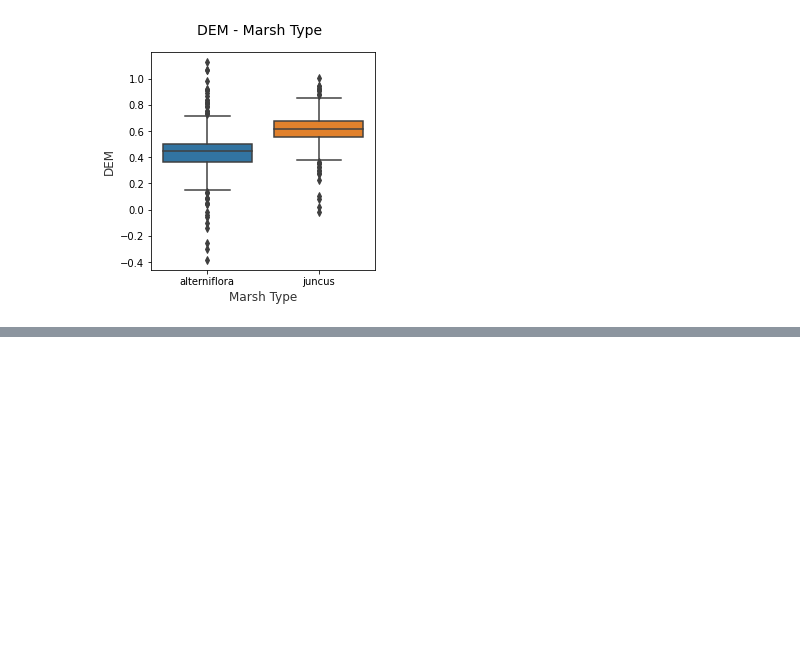
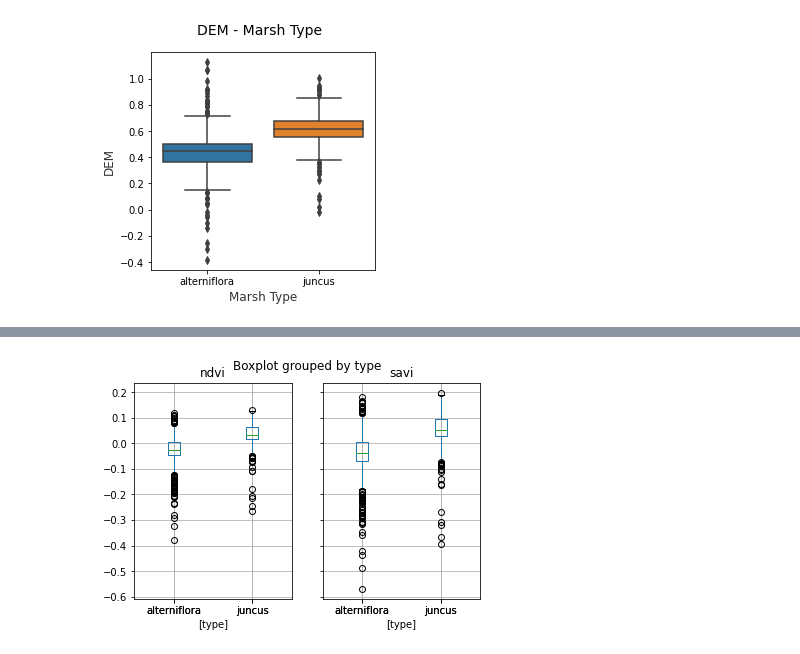
Before and after one commit to MirandaLv/MarshCommunity_EPA, a Jupyter notebook: scripts/descriptive_analysis.ipynb, the cells around one changed output, grey strips where cells are left out. Cells and saved outputs as stored; diff of their text form; code cells hidden in the pictures; blank space fills up the shorter version.

```diff
--- a/scripts/descriptive_analysis.ipynb
+++ b/scripts/descriptive_analysis.ipynb
@@ -292,0 +321,5 @@ boxplot = subdf.boxplot(by='type')
+# %%
+subdf = df[['ndvi', 'savi','type']]
+boxplot = subdf.boxplot(by='type')
+# %% [output]
+[figure, added]
```
Also changed, not shown: parts of 14 cells of this notebook, 17 other files.
